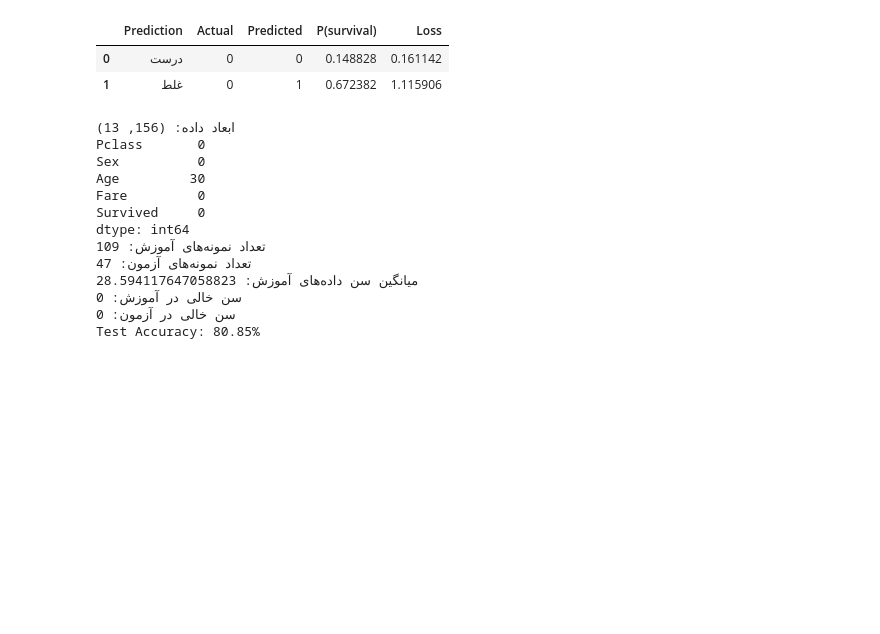
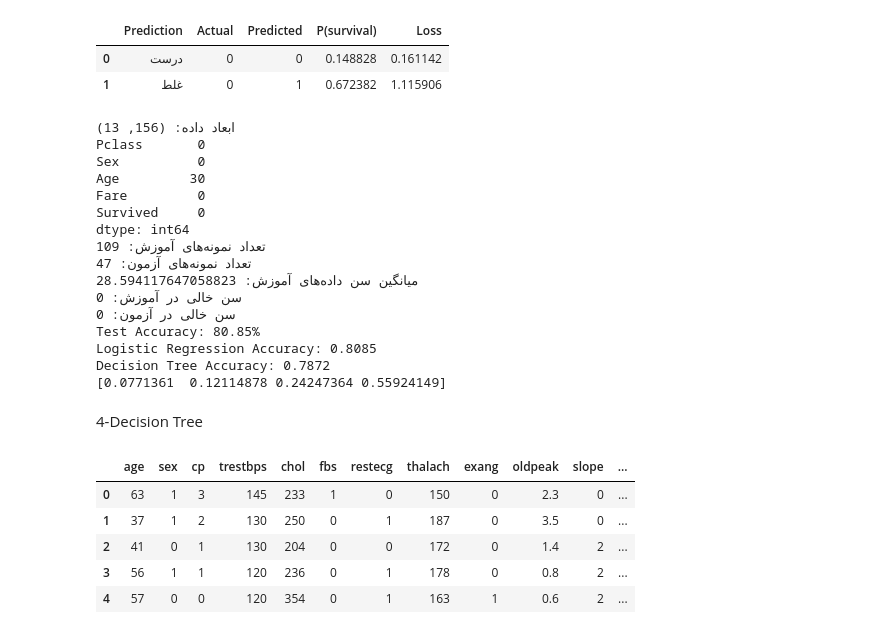
Before and after one commit to setareh3607-bot/projects, a Jupyter notebook: HW/HW6.ipynb, the cells around one changed output. Saved outputs shown, nothing was run; the diff lists cells and outputs as text; code cells hidden in the pictures; blank space fills up the shorter version.

```diff
--- a/HW/HW6.ipynb
+++ b/HW/HW6.ipynb
@@ -240,6 +245,9 @@ print("میانگین سن داده‌های آموزش:", mean_age)
 print("سن خالی در آموزش:", X_train["Age"].isna().sum())
 print("سن خالی در آزمون:", X_test["Age"].isna().sum())
 print(f"Test Accuracy: {accuracy:.2%}")
+print("Logistic Regression Accuracy:", round(accuracy, 4))
+print("Decision Tree Accuracy:", round(tree_accuracy, 4))
+print(tree_model.feature_importances_)
 # %% [output]
 ابعاد داده: (156, 13)
 Pclass       0
@@ -254,3 +262,8 @@ dtype: int64
 سن خالی در آموزش: 0
 سن خالی در آزمون: 0
 Test Accuracy: 80.85%
+Logistic Regression Accuracy: 0.8085
+Decision Tree Accuracy: 0.7872
+[0.0771361  0.12114878 0.24247364 0.55924149]
+# %% [markdown]
+4-Decision Tree
@@ -256,0 +276,62 @@ Test Accuracy: 80.85%
+# %%
+healthy = 240
+high_risk = 60
+total = healthy + high_risk
+p_healthy = healthy / total
+p_high_risk = high_risk / total
+gini = 1 - (p_healthy ** 2) - (p_high_risk ** 2)
+entropy = -(p_healthy * math.log2(p_healthy) + p_high_risk * math.log2(p_high_risk))
+l_healthy = 180
+l_high_risk = 10
+l_total = l_healthy + l_high_risk
+l_p_healthy = l_healthy / l_total
+l_p_high_risk = l_high_risk / l_total
+l_gini = 1 - (l_p_healthy ** 2) - (l_p_high_risk ** 2)
+l_entropy = -(l_p_healthy * math.log2(l_p_healthy) + l_p_high_risk * math.log2(l_p_high_risk))
+r_healthy = 60
+r_high_risk = 50
+r_total = r_healthy + r_high_risk
+r_p_healthy = r_healthy / r_total
+r_p_high_risk = r_high_risk / r_total
+r_gini = 1 - (r_p_healthy ** 2) - (r_p_high_risk ** 2)
+r_entropy = -(r_p_healthy * math.log2(r_p_healthy) + r_p_high_risk * math.log2(r_p_high_risk))
+weight_left = l_total / total
+weight_right = r_total / total
+weighted_gini = weight_left * l_gini + weight_right * r_gini
+weighted_entropy = weight_left * l_entropy + weight_right * r_entropy
+information_gain = entropy - weighted_entropy
+
+heart_path = "/home/parsian/Downloads/heart.csv"
+heart_df = pd.read_csv(heart_path)
+display(heart_df.head())
+x_heart = heart_df.drop(columns=["target"])
+y_heart = heart_df["target"].copy()
+x_heart_train, x_heart_test, y_heart_train, y_heart_test = train_test_split(x_heart, y_heart,
+        test_size=0.3, stratify=y_heart, random_state=42)
+heart_tree = DecisionTreeClassifier(random_state=42)
+heart_tree.fit(x_heart_train, y_heart_train)
+train_predict = heart_tree.predict(x_heart_train)
+test_predict = heart_tree.predict(x_heart_test)
+train_accuracy = accuracy_score(y_heart_train, train_predict)
+test_accuracy = accuracy_score(y_heart_test, test_predict)
+
+heart_tree_leaf = DecisionTreeClassifier(min_samples_leaf=20, random_state=42)
+heart_tree_leaf.fit(x_heart_train, y_heart_train)
+train_predict_leaf = heart_tree_leaf.predict(x_heart_train)
+test_predict_leaf = heart_tree_leaf.predict(x_heart_test)
+train_accuracy_leaf = accuracy_score(y_heart_train, train_predict_leaf)
+test_accuracy_leaf = accuracy_score(y_heart_test, test_predict_leaf)
+
+heart_tree_8 = DecisionTreeClassifier(max_leaf_nodes=8, random_state=42)
+heart_tree_8.fit(x_heart_train, y_heart_train)
+train_predict_8 = heart_tree_8.predict(x_heart_train)
+test_predict_8 = heart_tree_8.predict(x_heart_test)
+train_accuracy_8 = accuracy_score(y_heart_train, train_predict_8)
+test_accuracy_8 = accuracy_score(y_heart_test, test_predict_8)
+# %% [output]
+|  | age | sex | cp | trestbps | chol | fbs | restecg | thalach | exang | oldpeak | slope | ... |
+| 0 | 63 | 1 | 3 | 145 | 233 | 1 | 0 | 150 | 0 | 2.3 | 0 | ... |
+| 1 | 37 | 1 | 2 | 130 | 250 | 0 | 1 | 187 | 0 | 3.5 | 0 | ... |
+| 2 | 41 | 0 | 1 | 130 | 204 | 0 | 0 | 172 | 0 | 1.4 | 2 | ... |
+| 3 | 56 | 1 | 1 | 120 | 236 | 0 | 1 | 178 | 0 | 0.8 | 2 | ... |
+| 4 | 57 | 0 | 0 | 120 | 354 | 0 | 1 | 163 | 1 | 0.6 | 2 | ... |
```
Also changed, not shown: parts of 4 cells of this notebook.
